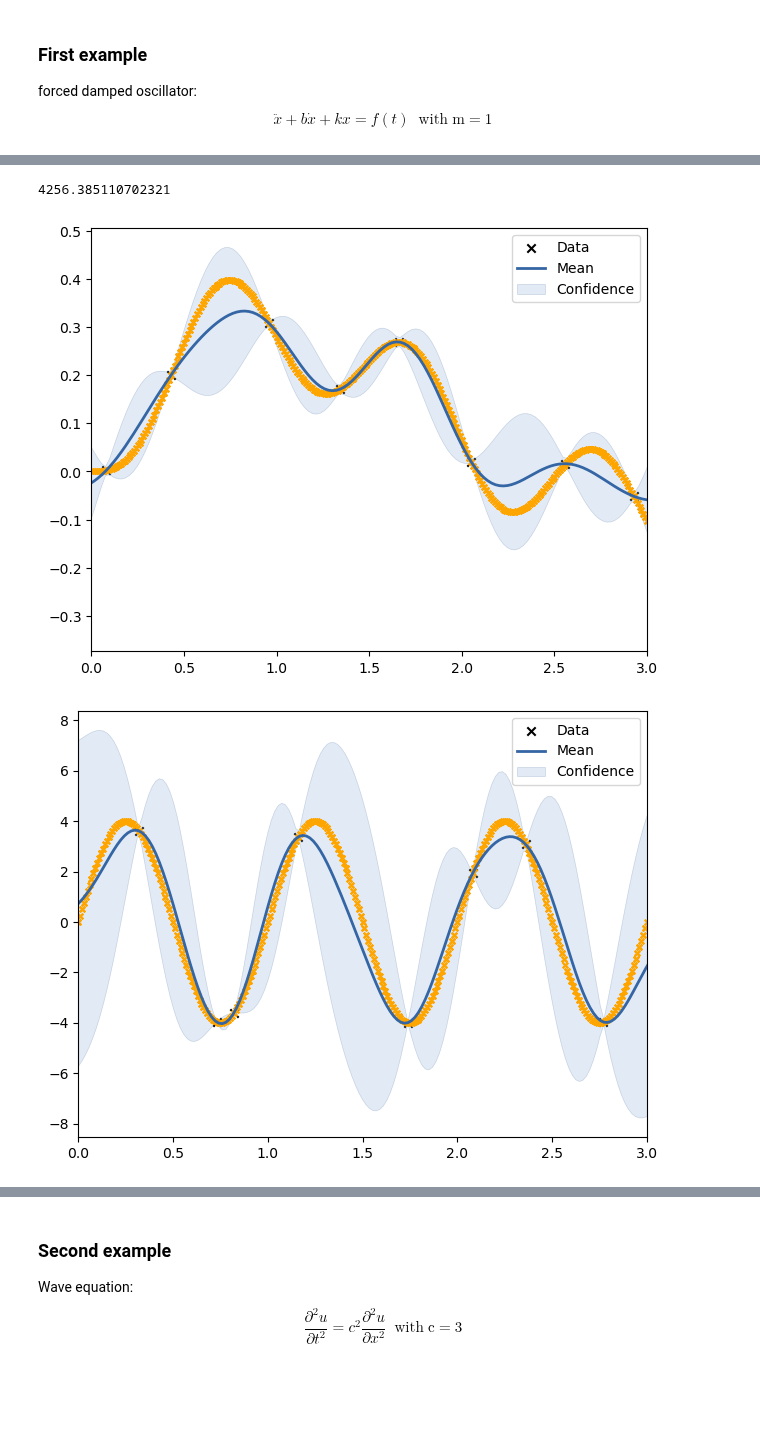
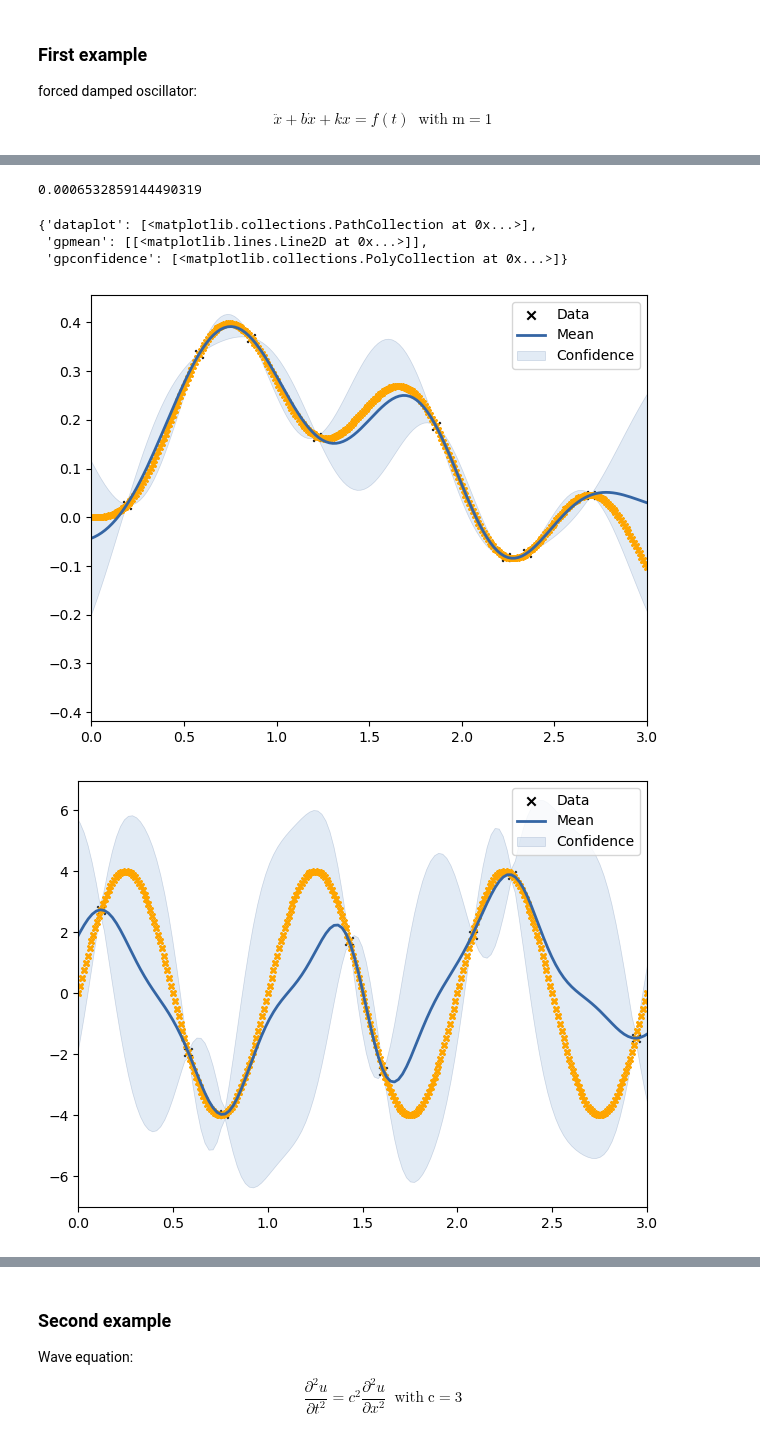
Before and after one commit to TobiLeitgeb/Code_bac, a Jupyter notebook: PI_GP_regressor/demo_notebook.ipynb, the cells around one changed output, grey strips where cells are left out. Saved outputs shown, nothing was run; the diff lists cells and outputs as text; code cells hidden in the pictures; blank space fills up the shorter version.

```diff
--- a/PI_GP_regressor/demo_notebook.ipynb
+++ b/PI_GP_regressor/demo_notebook.ipynb
@@ -19,0 +23,22 @@ model_1.set_validation_data(1000)
+# %%
+import matplotlib.pyplot as plt
+n_functions = 2
+n_samples = 100
+# Sample x values
+x = np.linspace(0, 3, n_samples)
+x2 = np.linspace(0, 3, n_samples*2)
+hyperparameters = [0.18916745, 0.04958991, 1, 5]
+# Calculate the kernel matrix
+K = k_fu(x, x, hyperparameters)
+
+# Draw samples from a multivariate normal distribution
+y_samples = np.random.multivariate_normal(mean=np.zeros(n_samples), cov=K, size=n_functions)
+fig = plt.figure(figsize=(10, 5))
+# Plot the samples
+for i in range(n_functions):
+
+    plt.plot(x, y_samples[i, :])
+
+    plt.title('Samples from GP Prior')
+    plt.xlabel('x')
+    plt.ylabel('y')
@@ -26,11 +54,11 @@ def get_initial_values():
     theta_initial = np.zeros((4))
     theta_initial[0] = np.exp(rng.uniform(-1.3, 0.3, 1))
     theta_initial[1] = rng.uniform(0, 2, 1)
-    theta_initial[2] = rng.uniform(0, 2, 1)
-    theta_initial[3] = rng.uniform(1, 4, 1)
+    theta_initial[2] = rng.uniform(1, 3, 1)
+    theta_initial[3] = rng.uniform(1, 3, 1)
     return theta_initial
 n_iterations, n_threads = 100, -1
-model_1.train("TNC",n_iterations,n_threads,{'theta_initial': get_initial_values,   #needed for all optimization methods
+model_1.train("CG",n_iterations,n_threads,{'theta_initial': get_initial_values,   #needed for all optimization methods
                             'bounds': ((1e-2, None), (1e-2, None), (1e-1, None),(1e-2, None)), #needed for TNC and L-BFGS-B
-                            'gtol': 1e-6})
+                            'gtol': 1e-8})
 # %% [output]
@@ -63,23 +91,29 @@ Mean squared error: {'u': 3.3506025829410646e-06, 'f': 0.1393163502216339}
 # %%
 import GPy
 import matplotlib.pyplot as plt
 kernel = GPy.kern.RBF(input_dim=1, variance=1., lengthscale=1.)
 model_GPy = GPy.models.GPRegression(model_1.X, model_1.u_train, kernel)
-model_GPy.Gaussian_noise.variance.fix(1e-5)
+model_GPy.Gaussian_noise.variance.fix(noise[0])
 model_GPy.optimize_restarts(num_restarts = 20, verbose=False)
 model_GPy.plot()
 plt.scatter(model_1.validation_set[0],model_1.validation_set[1], label = "validation set", color = "orange", marker = "x", s = 15)
 plt.xlim(0,3)
-model_GPy2 = GPy.models.GPRegression(model_1.Y, model_1.f_train, kernel)
-model_GPy2.Gaussian_noise.variance.fix(1e-5)
+kernel2 = GPy.kern.RBF(input_dim=1, variance=1., lengthscale=1.)
+model_GPy2 = GPy.models.GPRegression(model_1.Y, model_1.f_train, kernel2)
+model_GPy2.Gaussian_noise.variance.fix(noise[1])
 model_GPy2.optimize_restarts(num_restarts = 20, verbose=False)
 model_GPy2.plot()
 plt.scatter(model_1.validation_set[2],model_1.validation_set[3], label = "validation set", color = "orange", marker = "x", s = 15)
 plt.xlim(0,3)
 
 error = np.mean((model_1.validation_set[1]- model_GPy.predict(model_1.validation_set[0])[0])**2)
 print(error)
+fig, ax = plt.subplots(1,2)
+model_GPy.plot(ax=ax[0])
 # %% [output]
-4256.385110702321
+0.0006532859144490319
+{'dataplot': [<matplotlib.collections.PathCollection at 0x...>],
+ 'gpmean': [[<matplotlib.lines.Line2D at 0x...>]],
+ 'gpconfidence': [<matplotlib.collections.PolyCollection at 0x...>]}
-[figure, old version]
+[figure, new version]
-[figure, old version]
+[figure, new version]
```
Also changed, not shown: parts of 14 cells of this notebook, 32 other files.
